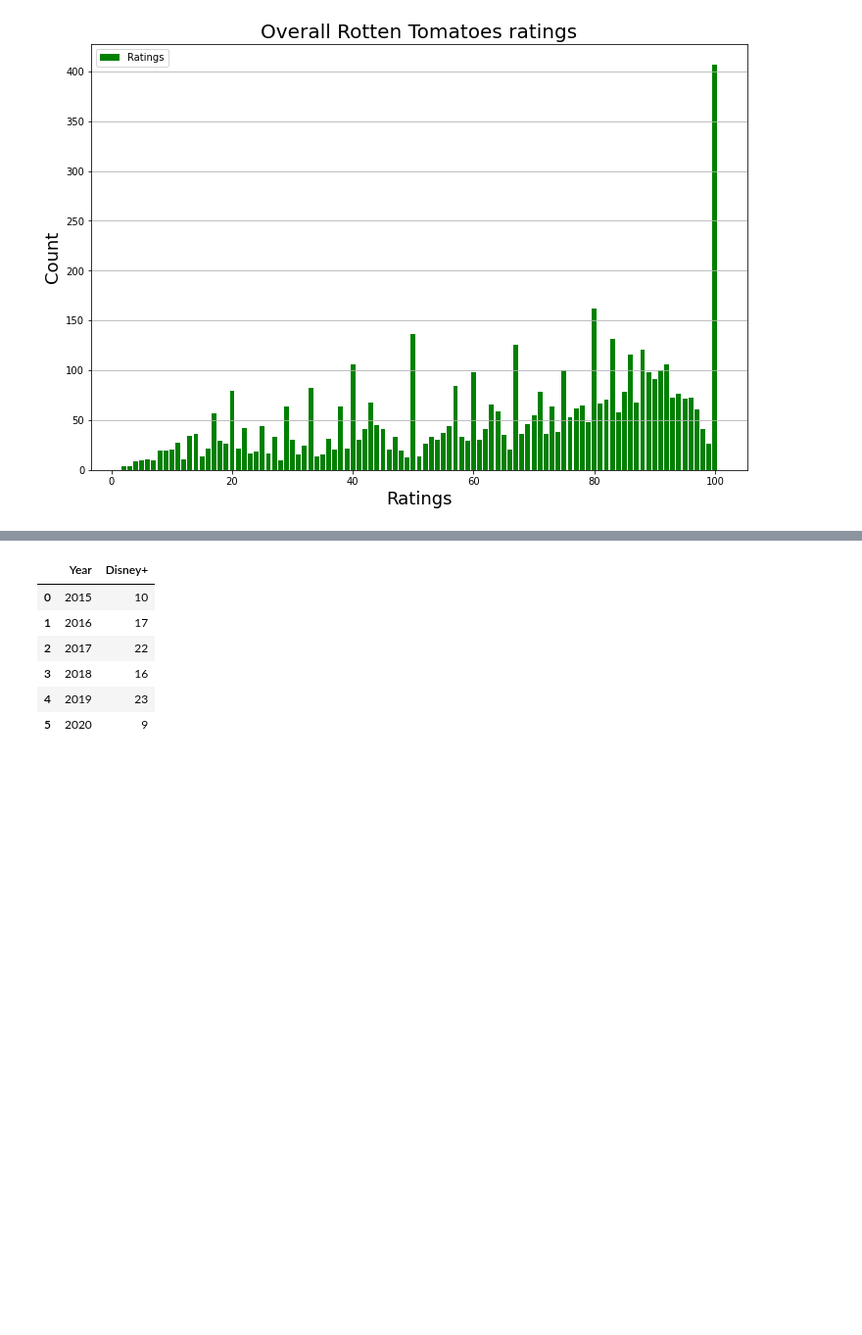
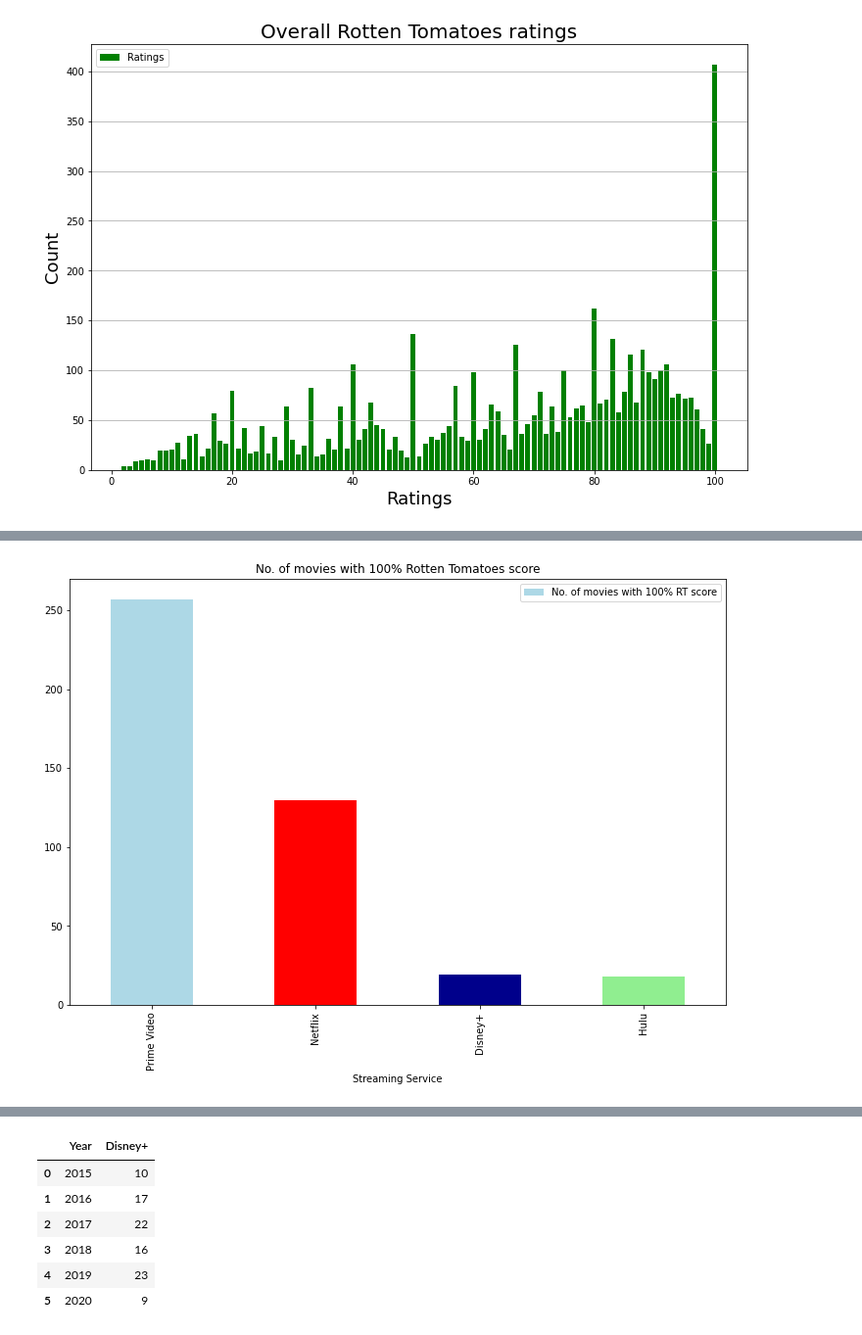
Before and after one commit to jacance/streaming-service-analysis, a Jupyter notebook: pristine_justin_new.ipynb, the cells around one changed output, grey strips where cells are left out. Shown at 98% size. Saved outputs shown, nothing was run; the diff lists cells and outputs as text; code cells hidden in the pictures; blank space fills up the shorter version.

```diff
--- a/pristine_justin_new.ipynb
+++ b/pristine_justin_new.ipynb
@@ -867,3 +880,23 @@ plt.savefig("Images/rot_tom.png")
 plt.show()
 # %% [output]
 [figure]
+# %%
+#Analysing streaming services for content with 100% Rotten Tomatoes scoring. (Taking 100% RT score because the
+#highest no. of movies is at this score. Refer to 'Overall RT ratings' plot)
+
+
+# List of service names
+streaming_services = ["Netflix", "Hulu", "Prime Video", "Disney+"]
+
+#Taking data of RT score 100% (first row of value counts)
+netflix_rt = netflix_data['Rotten Tomatoes'].value_counts()[0]
+hulu_rt =hulu_data['Rotten Tomatoes'].value_counts()[0]
+prime_rt = prime_data['Rotten Tomatoes'].value_counts()[0]
+disney_rt = disney_data['Rotten Tomatoes'].value_counts()[0]
+
+
+
+rot_tom_scores = pd.DataFrame({'Streaming Service': streaming_services,
+                                'No. of movies with 100% RT score' :[netflix_rt, hulu_rt, prime_rt, disney_rt]})
+
+rot_tom_scores
@@ -869,0 +909,11 @@ plt.show()
+# %%
+#plt.figure(figsize=(12,8))
+rot_tom_scores.sort_values(ascending=False, by="No. of movies with 100% RT score").plot.bar(
+                                        'Streaming Service', 'No. of movies with 100% RT score',
+                                       color=["lightblue", "red", "darkblue", "lightgreen"],
+                                       figsize=(12,8), title=('No. of movies with 100% Rotten Tomatoes score'))
+
+plt.show()
+#plt.title('No. of movies with 100% Rotten Tomatoes score')
+# %% [output]
+[figure, added]
```
Also changed, not shown: parts of 26 cells of this notebook.
